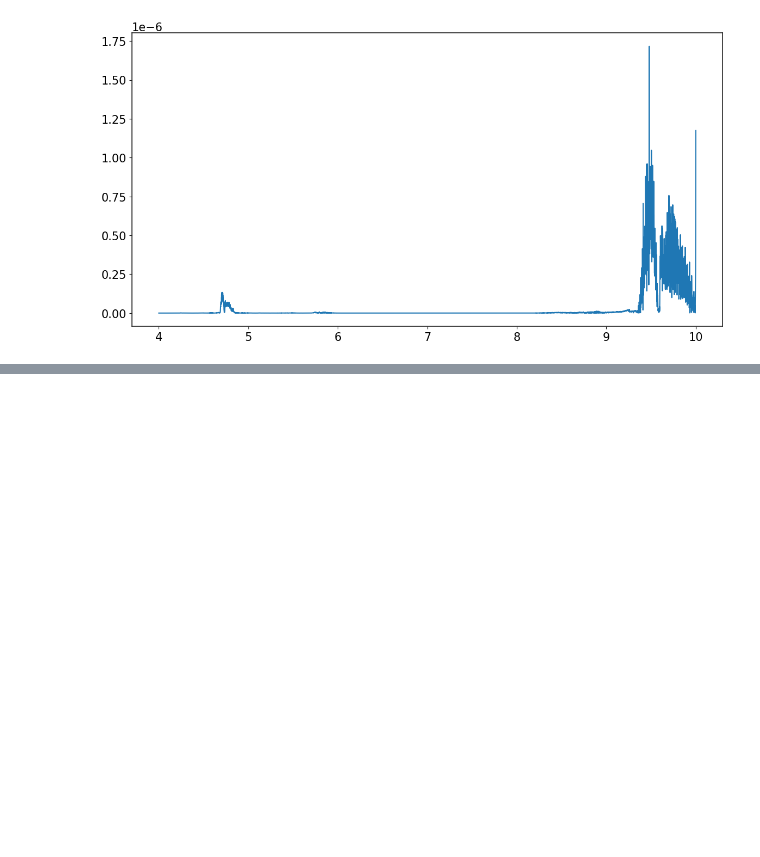
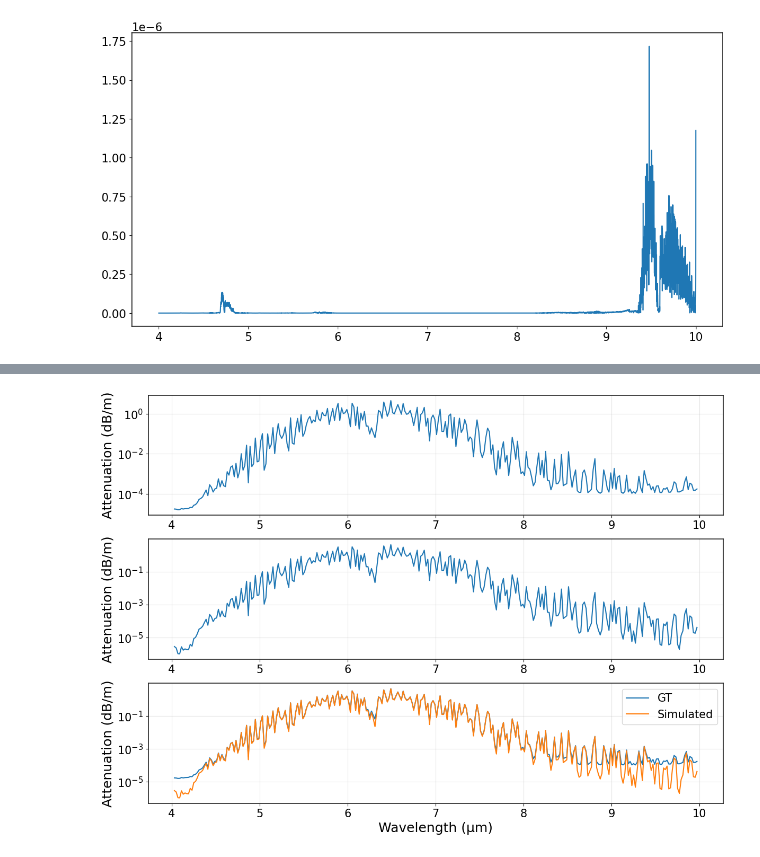
Before and after one commit to OscarMigue9/Stand-off, a Jupyter notebook: downsampling.ipynb, the cells around one changed output, grey strips where cells are left out. Cells and saved outputs as stored; diff of their text form; code cells hidden in the pictures; blank space fills up the shorter version.

```diff
--- a/downsampling.ipynb
+++ b/downsampling.ipynb
@@ -480,0 +562,24 @@ MAE: 3.338301916613614e-08
+# %%
+gt_atm = transmittance_to_attenuation_db_m(gt)
+sim_atm = transmittance_to_attenuation_db_m(sim)
+plt.figure(figsize=(14, 10))
+plt.subplot(311)
+plt.plot(gt_atm[0], gt_atm[1])
+plt.yscale('log')
+plt.ylabel('Attenuation (dB/m)')
+plt.grid(True, alpha=0.3)
+plt.subplot(312)
+plt.plot(sim_atm[0], sim_atm[1])
+plt.yscale('log')
+plt.ylabel('Attenuation (dB/m)')
+plt.grid(True, alpha=0.3)
+plt.subplot(313)
+plt.plot(gt_atm[0], gt_atm[1], label='GT')
+plt.plot(sim_atm[0], sim_atm[1], label='Simulated')
+plt.yscale('log')
+plt.ylabel('Attenuation (dB/m)')
+plt.xlabel('Wavelength (μm)')
+plt.legend()
+plt.grid(True, alpha=0.3)
+# %% [output]
+[figure, added]
```
Also changed, not shown: parts of 12 cells of this notebook, 7 other files.
